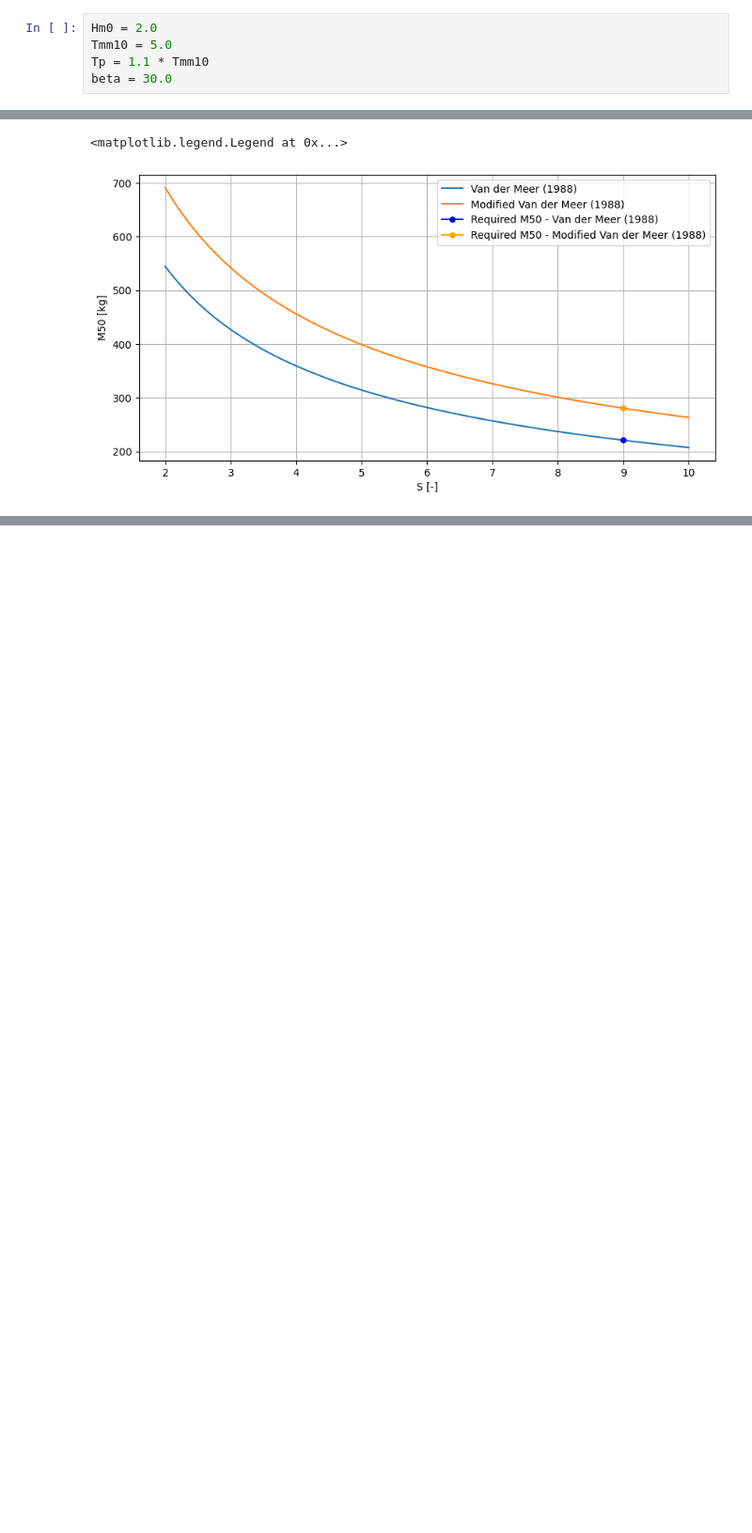
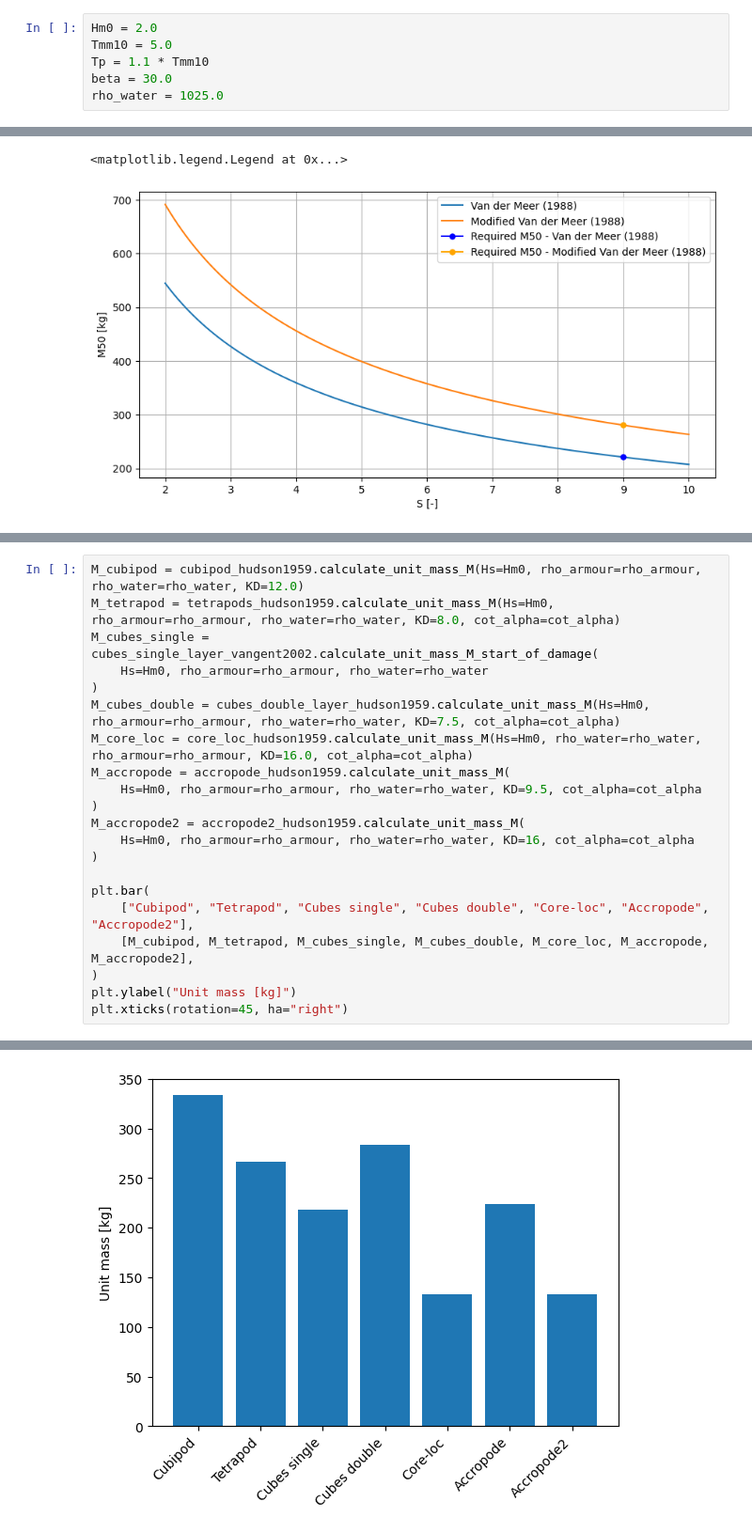
Before and after one commit to Deltares-research/coastal-structures-toolbox, a Jupyter notebook: examples/examples.ipynb, the cells around one changed output, grey strips where cells are left out. Shown: that part at 94% size. Cells and saved outputs as stored; diff of their text form; blank space fills up the shorter version.

```diff
--- a/examples/examples.ipynb
+++ b/examples/examples.ipynb
@@ -26,6 +33,7 @@ Hm0 = 2.0
 Tmm10 = 5.0
 Tp = 1.1 * Tmm10
 beta = 30.0
+rho_water = 1025.0
 # %% [markdown]
 ## Wave overtopping
 
@@ -194,0 +205,22 @@ plt.legend()
+# %%
+M_cubipod = cubipod_hudson1959.calculate_unit_mass_M(Hs=Hm0, rho_armour=rho_armour, rho_water=rho_water, KD=12.0)
+M_tetrapod = tetrapods_hudson1959.calculate_unit_mass_M(Hs=Hm0, rho_armour=rho_armour, rho_water=rho_water, KD=8.0, cot_alpha=cot_alpha)
+M_cubes_single = cubes_single_layer_vangent2002.calculate_unit_mass_M_start_of_damage(
+    Hs=Hm0, rho_armour=rho_armour, rho_water=rho_water
+)
+M_cubes_double = cubes_double_layer_hudson1959.calculate_unit_mass_M(Hs=Hm0, rho_armour=rho_armour, rho_water=rho_water, KD=7.5, cot_alpha=cot_alpha)
+M_core_loc = core_loc_hudson1959.calculate_unit_mass_M(Hs=Hm0, rho_water=rho_water, rho_armour=rho_armour, KD=16.0, cot_alpha=cot_alpha)
+M_accropode = accropode_hudson1959.calculate_unit_mass_M(
+    Hs=Hm0, rho_armour=rho_armour, rho_water=rho_water, KD=9.5, cot_alpha=cot_alpha
+)
+M_accropode2 = accropode2_hudson1959.calculate_unit_mass_M(
+    Hs=Hm0, rho_armour=rho_armour, rho_water=rho_water, KD=16, cot_alpha=cot_alpha
+)
+
+plt.bar(
+    ["Cubipod", "Tetrapod", "Cubes single", "Cubes double", "Core-loc", "Accropode", "Accropode2"],
+    [M_cubipod, M_tetrapod, M_cubes_single, M_cubes_double, M_core_loc, M_accropode, M_accropode2],
+)
+plt.ylabel("Unit mass [kg]")
+plt.xticks(rotation=45, ha="right")
+# %% [output]
@@ -194,0 +235 @@ plt.legend()
+[figure, added]
```
Also changed, not shown: parts of 3 cells of this notebook.
